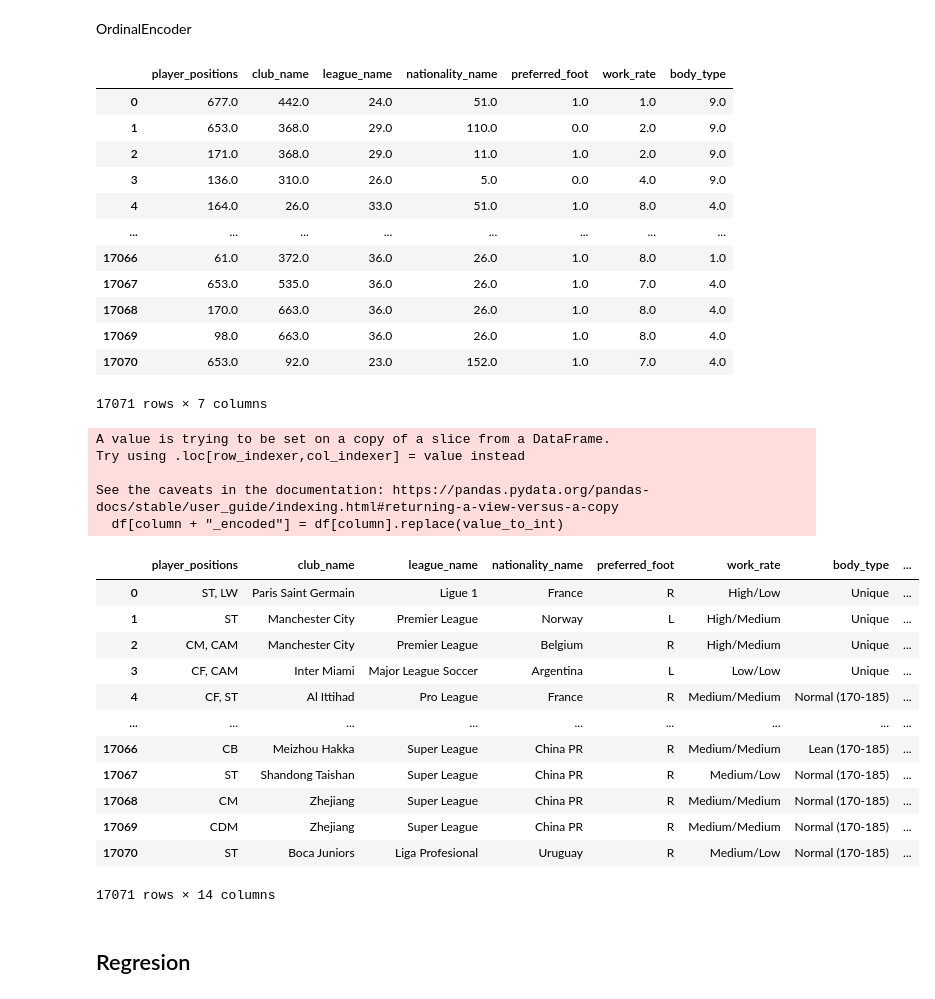
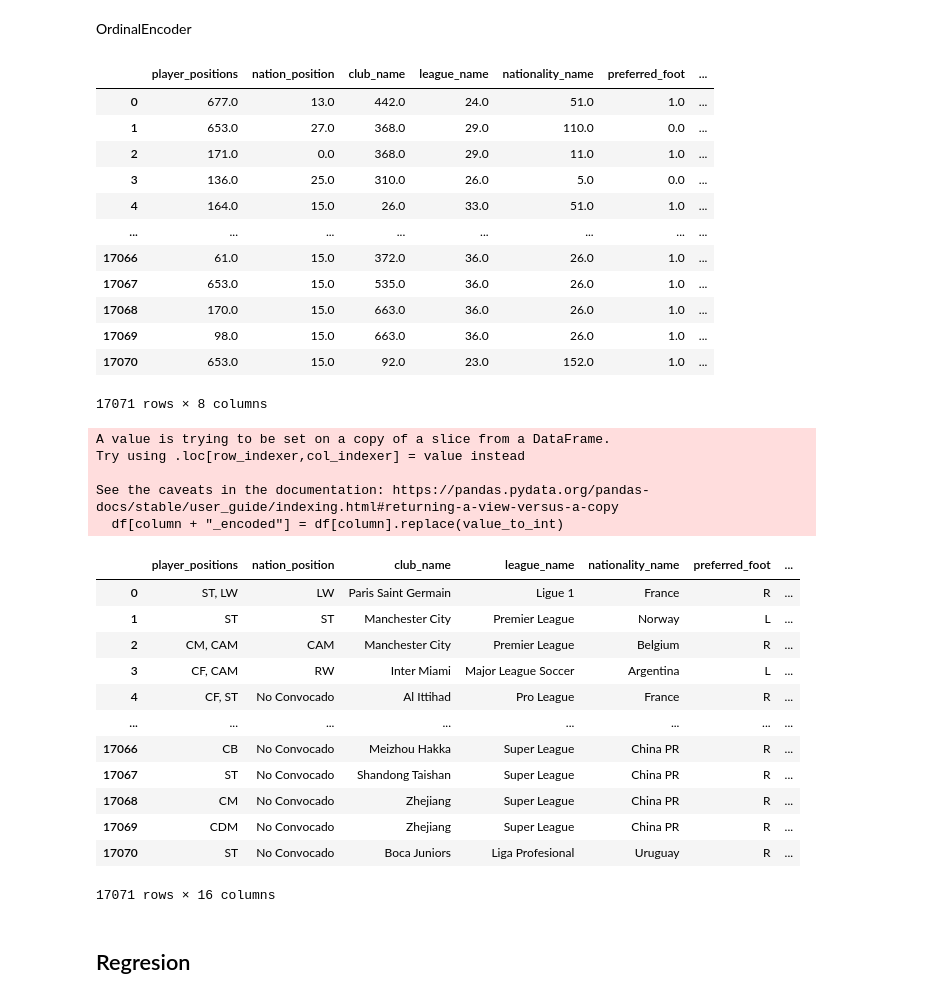
Before and after one commit to MatiasKige/Data-Science-FIFA, a Jupyter notebook: Clase 47 Proyecto FIFA.ipynb, the cells around one changed output. Saved outputs shown, nothing was run; the diff lists cells and outputs as text; code cells hidden in the pictures.

```diff
--- a/Clase 47 Proyecto FIFA.ipynb
+++ b/Clase 47 Proyecto FIFA.ipynb
@@ -2258,6 +2258,6 @@ plt.show()
 # %% [markdown]
 OneHotEncoder
 # %%
-df_clas = df_24[["player_positions","club_name","league_name","nationality_name","preferred_foot","work_rate","body_type"]]
+df_clas = df_24[["player_positions","nation_position","club_name","league_name","nationality_name","preferred_foot","work_rate","body_type"]]
 df_clas
 # %% [output]
@@ -2363,51 +2364,51 @@ from sklearn.preprocessing import OrdinalEncoder
 model = OrdinalEncoder()
 
 df_ordinal = df_clas.copy()
-df_ordinal[["player_positions","club_name","league_name","nationality_name","preferred_foot","work_rate","body_type"]] = model.fit_transform(df_ordinal[["player_positions","club_name","league_name","nationality_name","preferred_foot","work_rate","body_type"]])
+df_ordinal[["player_positions","nation_position","club_name","league_name","nationality_name","preferred_foot","work_rate","body_type"]] = model.fit_transform(df_ordinal[["player_positions","nation_position","club_name","league_name","nationality_name","preferred_foot","work_rate","body_type"]])
 df_ordinal
 # %% [output]
-|  | player_positions | club_name | league_name | nationality_name | preferred_foot | work_rate | body_type |
-| 0 | 677.0 | 442.0 | 24.0 | 51.0 | 1.0 | 1.0 | 9.0 |
-| 1 | 653.0 | 368.0 | 29.0 | 110.0 | 0.0 | 2.0 | 9.0 |
-| 2 | 171.0 | 368.0 | 29.0 | 11.0 | 1.0 | 2.0 | 9.0 |
-| 3 | 136.0 | 310.0 | 26.0 | 5.0 | 0.0 | 4.0 | 9.0 |
-| 4 | 164.0 | 26.0 | 33.0 | 51.0 | 1.0 | 8.0 | 4.0 |
+|  | player_positions | nation_position | club_name | league_name | nationality_name | preferred_foot | ... |
+| 0 | 677.0 | 13.0 | 442.0 | 24.0 | 51.0 | 1.0 | ... |
+| 1 | 653.0 | 27.0 | 368.0 | 29.0 | 110.0 | 0.0 | ... |
+| 2 | 171.0 | 0.0 | 368.0 | 29.0 | 11.0 | 1.0 | ... |
+| 3 | 136.0 | 25.0 | 310.0 | 26.0 | 5.0 | 0.0 | ... |
+| 4 | 164.0 | 15.0 | 26.0 | 33.0 | 51.0 | 1.0 | ... |
 | ... | ... | ... | ... | ... | ... | ... | ... |
-| 17066 | 61.0 | 372.0 | 36.0 | 26.0 | 1.0 | 8.0 | 1.0 |
-| 17067 | 653.0 | 535.0 | 36.0 | 26.0 | 1.0 | 7.0 | 4.0 |
-| 17068 | 170.0 | 663.0 | 36.0 | 26.0 | 1.0 | 8.0 | 4.0 |
-| 17069 | 98.0 | 663.0 | 36.0 | 26.0 | 1.0 | 8.0 | 4.0 |
-| 17070 | 653.0 | 92.0 | 23.0 | 152.0 | 1.0 | 7.0 | 4.0 |
+| 17066 | 61.0 | 15.0 | 372.0 | 36.0 | 26.0 | 1.0 | ... |
+| 17067 | 653.0 | 15.0 | 535.0 | 36.0 | 26.0 | 1.0 | ... |
+| 17068 | 170.0 | 15.0 | 663.0 | 36.0 | 26.0 | 1.0 | ... |
+| 17069 | 98.0 | 15.0 | 663.0 | 36.0 | 26.0 | 1.0 | ... |
+| 17070 | 653.0 | 15.0 | 92.0 | 23.0 | 152.0 | 1.0 | ... |
-17071 rows × 7 columns
+17071 rows × 8 columns
 # %%
 def label_encode(df, columns):
   for column in columns:
     unique_values = df[column].unique()  # Extraemos un conjunto con los valores unicos
     value_to_int = {value : i for i, value in enumerate(unique_values)}    # Convertimos los valores a integer / Recibe el indice "i" y el valor "value".
     df[column + "_encoded"] = df[column].replace(value_to_int)
   return df
 
-df_label_custom = label_encode(df_clas, ["player_positions","club_name","league_name","nationality_name","preferred_foot","work_rate","body_type"]);
+df_label_custom = label_encode(df_clas, ["player_positions","nation_position","club_name","league_name","nationality_name","preferred_foot","work_rate","body_type"])
 df_label_custom
 # %% [output]
 A value is trying to be set on a copy of a slice from a DataFrame.
 Try using .loc[row_indexer,col_indexer] = value instead
 
 See the caveats in the documentation: https://pandas.pydata.org/pandas-docs/stable/user_guide/indexing.html#returning-a-view-versus-a-copy
   df[column + "_encoded"] = df[column].replace(value_to_int)
-|  | player_positions | club_name | league_name | nationality_name | preferred_foot | work_rate | body_type | ... |
-| 0 | ST, LW | Paris Saint Germain | Ligue 1 | France | R | High/Low | Unique | ... |
-| 1 | ST | Manchester City | Premier League | Norway | L | High/Medium | Unique | ... |
-| 2 | CM, CAM | Manchester City | Premier League | Belgium | R | High/Medium | Unique | ... |
-| 3 | CF, CAM | Inter Miami | Major League Soccer | Argentina | L | Low/Low | Unique | ... |
-| 4 | CF, ST | Al Ittihad | Pro League | France | R | Medium/Medium | Normal (170-185) | ... |
-| ... | ... | ... | ... | ... | ... | ... | ... | ... |
-| 17066 | CB | Meizhou Hakka | Super League | China PR | R | Medium/Medium | Lean (170-185) | ... |
-| 17067 | ST | Shandong Taishan | Super League | China PR | R | Medium/Low | Normal (170-185) | ... |
-| 17068 | CM | Zhejiang | Super League | China PR | R | Medium/Medium | Normal (170-185) | ... |
-| 17069 | CDM | Zhejiang | Super League | China PR | R | Medium/Medium | Normal (170-185) | ... |
-| 17070 | ST | Boca Juniors | Liga Profesional | Uruguay | R | Medium/Low | Normal (170-185) | ... |
+|  | player_positions | nation_position | club_name | league_name | nationality_name | preferred_foot | ... |
+| 0 | ST, LW | LW | Paris Saint Germain | Ligue 1 | France | R | ... |
+| 1 | ST | ST | Manchester City | Premier League | Norway | L | ... |
+| 2 | CM, CAM | CAM | Manchester City | Premier League | Belgium | R | ... |
+| 3 | CF, CAM | RW | Inter Miami | Major League Soccer | Argentina | L | ... |
+| 4 | CF, ST | No Convocado | Al Ittihad | Pro League | France | R | ... |
+| ... | ... | ... | ... | ... | ... | ... | ... |
+| 17066 | CB | No Convocado | Meizhou Hakka | Super League | China PR | R | ... |
+| 17067 | ST | No Convocado | Shandong Taishan | Super League | China PR | R | ... |
+| 17068 | CM | No Convocado | Zhejiang | Super League | China PR | R | ... |
+| 17069 | CDM | No Convocado | Zhejiang | Super League | China PR | R | ... |
+| 17070 | ST | No Convocado | Boca Juniors | Liga Profesional | Uruguay | R | ... |
-17071 rows × 14 columns
+17071 rows × 16 columns
 # %% [markdown]
 ## Regresion
 # %%
```
Also changed, not shown: parts of 11 cells of this notebook, 1 other file.
